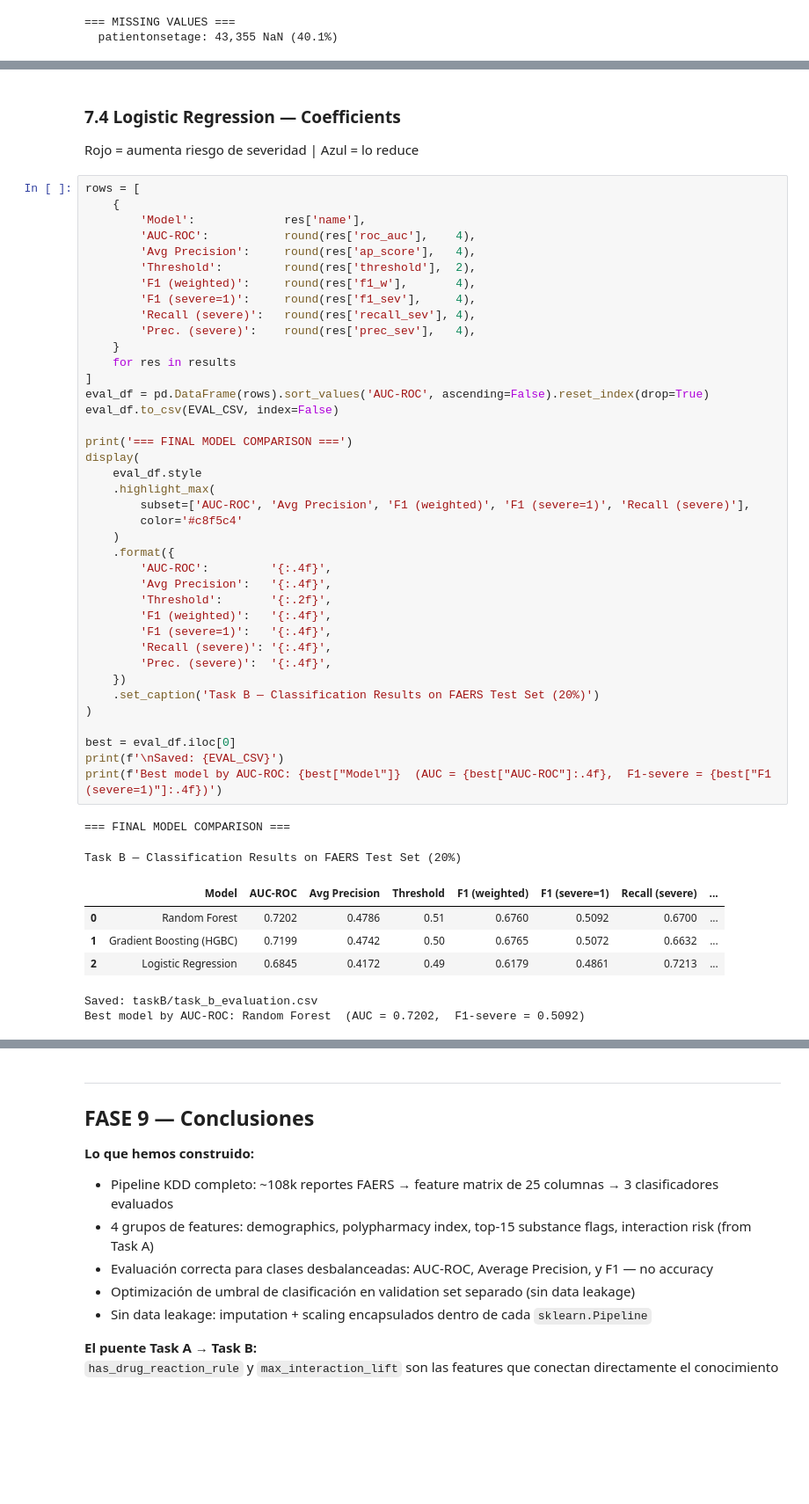
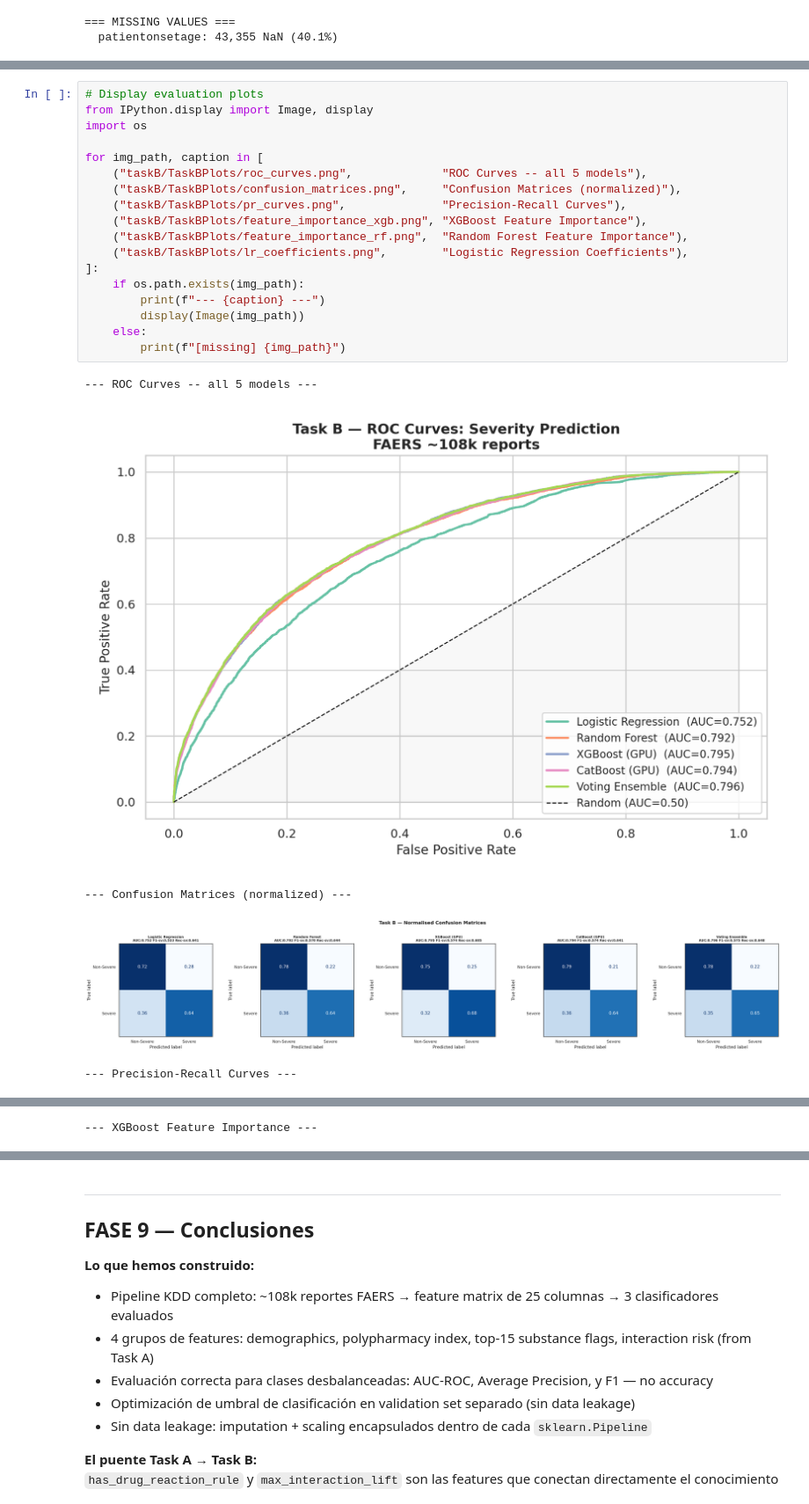
Before and after one commit to ruedagarcialaura/DrugInteractionsRisks, a Jupyter notebook: taskB/TaskB_notebook_EXECUTED.ipynb, the cells around one changed output, grey strips where cells are left out. Shown at 88% size. Saved outputs shown, nothing was run; the diff lists cells and outputs as text; blank space fills up the shorter version.

```diff
--- a/taskB/TaskB_notebook_EXECUTED.ipynb
+++ b/taskB/TaskB_notebook_EXECUTED.ipynb
@@ -675,51 +390,24 @@ Top 10 features by importance:
-# %% [markdown]
-### 7.4 Logistic Regression — Coefficients
-Rojo = aumenta riesgo de severidad | Azul = lo reduce
-# %%
-rows = [
-    {
-        'Model':             res['name'],
-        'AUC-ROC':           round(res['roc_auc'],    4),
-        'Avg Precision':     round(res['ap_score'],   4),
-        'Threshold':         round(res['threshold'],  2),
-        'F1 (weighted)':     round(res['f1_w'],       4),
-        'F1 (severe=1)':     round(res['f1_sev'],     4),
-        'Recall (severe)':   round(res['recall_sev'], 4),
-        'Prec. (severe)':    round(res['prec_sev'],   4),
-    }
-    for res in results
-]
-eval_df = pd.DataFrame(rows).sort_values('AUC-ROC', ascending=False).reset_index(drop=True)
-eval_df.to_csv(EVAL_CSV, index=False)
-
-print('=== FINAL MODEL COMPARISON ===')
-display(
-    eval_df.style
-    .highlight_max(
-        subset=['AUC-ROC', 'Avg Precision', 'F1 (weighted)', 'F1 (severe=1)', 'Recall (severe)'],
-        color='#c8f5c4'
-    )
-    .format({
-        'AUC-ROC':         '{:.4f}',
-        'Avg Precision':   '{:.4f}',
-        'Threshold':       '{:.2f}',
-        'F1 (weighted)':   '{:.4f}',
-        'F1 (severe=1)':   '{:.4f}',
-        'Recall (severe)': '{:.4f}',
-        'Prec. (severe)':  '{:.4f}',
-    })
-    .set_caption('Task B — Classification Results on FAERS Test Set (20%)')
-)
-
-best = eval_df.iloc[0]
-print(f'\nSaved: {EVAL_CSV}')
-print(f'Best model by AUC-ROC: {best["Model"]}  (AUC = {best["AUC-ROC"]:.4f},  F1-severe = {best["F1 (severe=1)"]:.4f})')
-# %% [output]
-=== FINAL MODEL COMPARISON ===
-Task B — Classification Results on FAERS Test Set (20%)
-|  | Model | AUC-ROC | Avg Precision | Threshold | F1 (weighted) | F1 (severe=1) | Recall (severe) | ... |
-| 0 | Random Forest | 0.7202 | 0.4786 | 0.51 | 0.6760 | 0.5092 | 0.6700 | ... |
-| 1 | Gradient Boosting (HGBC) | 0.7199 | 0.4742 | 0.50 | 0.6765 | 0.5072 | 0.6632 | ... |
-| 2 | Logistic Regression | 0.6845 | 0.4172 | 0.49 | 0.6179 | 0.4861 | 0.7213 | ... |
-Saved: taskB/task_b_evaluation.csv
-Best model by AUC-ROC: Random Forest  (AUC = 0.7202,  F1-severe = 0.5092)
+# %%
+# Display evaluation plots
+from IPython.display import Image, display
+import os
+
+for img_path, caption in [
+    ("taskB/TaskBPlots/roc_curves.png",             "ROC Curves -- all 5 models"),
+    ("taskB/TaskBPlots/confusion_matrices.png",     "Confusion Matrices (normalized)"),
+    ("taskB/TaskBPlots/pr_curves.png",              "Precision-Recall Curves"),
+    ("taskB/TaskBPlots/feature_importance_xgb.png", "XGBoost Feature Importance"),
+    ("taskB/TaskBPlots/feature_importance_rf.png",  "Random Forest Feature Importance"),
+    ("taskB/TaskBPlots/lr_coefficients.png",        "Logistic Regression Coefficients"),
+]:
+    if os.path.exists(img_path):
+        print(f"--- {caption} ---")
+        display(Image(img_path))
+    else:
+        print(f"[missing] {img_path}")
+# %% [output]
+--- ROC Curves -- all 5 models ---
+[figure, added]
+--- Confusion Matrices (normalized) ---
+[figure, added]
+--- Precision-Recall Curves ---
@@ -725,0 +415 @@ Best model by AUC-ROC: Random Forest  (AUC = 0.7202,  F1-severe = 0.5092)
+--- XGBoost Feature Importance ---
```
Also changed, not shown: parts of 30 cells of this notebook, 1 other file.
